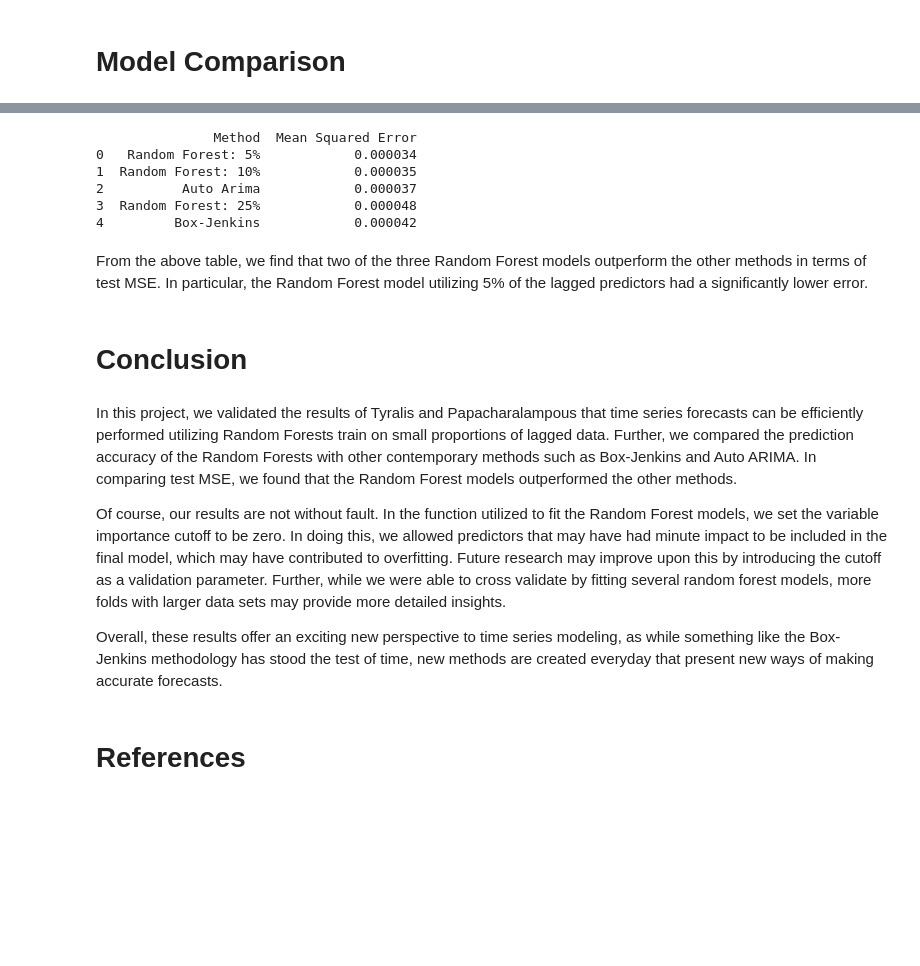
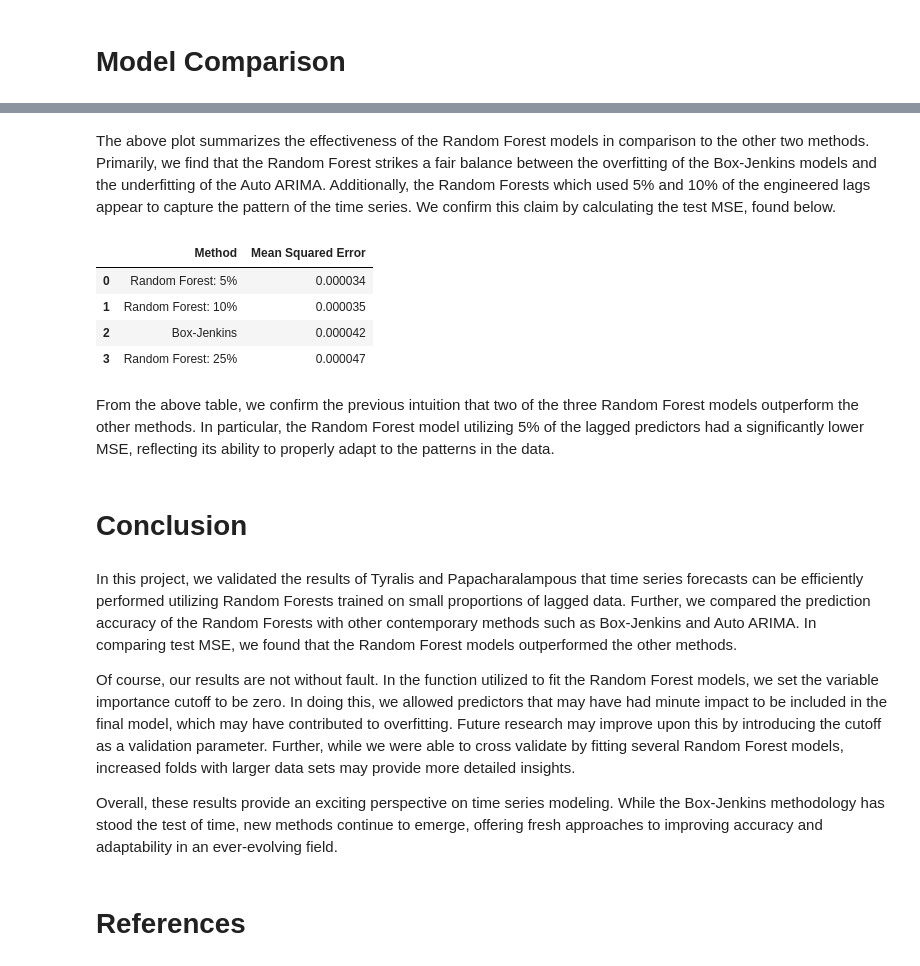
Before and after one commit to brooks-coding/Forecasting-with-Random-Forest, a Jupyter notebook: main.ipynb, the cells around one changed output, grey strips where cells are left out. Cells and saved outputs as stored; diff of their text form; code cells hidden in the pictures; blank space fills up the shorter version.

```diff
--- a/main.ipynb
+++ b/main.ipynb
@@ -328,35 +284,36 @@ plt.show()
+# %% [markdown]
+The above plot summarizes the effectiveness of the Random Forest models in comparison to the other two methods. Primarily, we find that the Random Forest strikes a fair balance between the overfitting of the Box-Jenkins models and the underfitting of the Auto ARIMA. Additionally, the Random Forests which used 5% and 10% of the engineered lags appear to capture the pattern of the time series. We confirm this claim by calculating the test MSE, found below.
 # %%
 rf_five_prop_mse = mean_squared_error(rf_pred[:12], y_test)
 rf_ten_prop_mse = mean_squared_error(rf_pred[13:25], y_test)
 rf_twentyfive_prop_mse = mean_squared_error(rf_pred[52:64], y_test)
 
 box_jenkins_mse = mean_squared_error(bj_pred, y_test)
 auto_arima_mse = mean_squared_error(auto_arima_pred, y_test)
 
 mse = [["Random Forest: 5%", rf_five_prop_mse],
        ["Random Forest: 10%", rf_ten_prop_mse],
        ["Auto Arima",auto_arima_mse],
-       ["Random Forest: 25%", rf_twentyfive_prop_mse],
-       ["Box-Jenkins", box_jenkins_mse]]
+       ["Box-Jenkins", box_jenkins_mse],
+       ["Random Forest: 25%", rf_twentyfive_prop_mse]]
 df = pd.DataFrame(mse, columns=["Method", "Mean Squared Error"])
-print(df)
+df.head()
 # %% [output]
-               Method  Mean Squared Error
-0   Random Forest: 5%            0.000034
-1  Random Forest: 10%            0.000035
-2          Auto Arima            0.000037
-3  Random Forest: 25%            0.000048
-4         Box-Jenkins            0.000042
+|  | Method | Mean Squared Error |
+| 0 | Random Forest: 5% | 0.000034 |
+| 1 | Random Forest: 10% | 0.000035 |
+| 2 | Box-Jenkins | 0.000042 |
+| 3 | Random Forest: 25% | 0.000047 |
 # %% [markdown]
-From the above table, we find that two of the three Random Forest models outperform the other methods in terms of test MSE. In particular, the Random Forest model utilizing 5% of the lagged predictors had a significantly lower error.
+From the above table, we confirm the previous intuition that two of the three Random Forest models outperform the other methods. In particular, the Random Forest model utilizing 5% of the lagged predictors had a significantly lower MSE, reflecting its ability to properly adapt to the patterns in the data.
 # %% [markdown]
 # Conclusion
 # %% [markdown]
-In this project, we validated the results of Tyralis and Papacharalampous that time series forecasts can be efficiently performed utilizing Random Forests train on small proportions of lagged data. Further, we compared the prediction accuracy of the Random Forests with other contemporary methods such as Box-Jenkins and Auto ARIMA. In comparing test MSE, we found that the Random Forest models outperformed the other methods.
+In this project, we validated the results of Tyralis and Papacharalampous that time series forecasts can be efficiently performed utilizing Random Forests trained on small proportions of lagged data. Further, we compared the prediction accuracy of the Random Forests with other contemporary methods such as Box-Jenkins and Auto ARIMA. In comparing test MSE, we found that the Random Forest models outperformed the other methods.
 
-Of course, our results are not without fault. In the function utilized to fit the Random Forest models, we set the variable importance cutoff to be zero. In doing this, we allowed predictors that may have had minute impact to be included in the final model, which may have contributed to overfitting. Future research may improve upon this by introducing the cutoff as a validation parameter. Further, while we were able to cross validate by fitting several random forest models, more folds with larger data sets may provide more detailed insights.
+Of course, our results are not without fault. In the function utilized to fit the Random Forest models, we set the variable importance cutoff to be zero. In doing this, we allowed predictors that may have had minute impact to be included in the final model, which may have contributed to overfitting. Future research may improve upon this by introducing the cutoff as a validation parameter. Further, while we were able to cross validate by fitting several Random Forest models, increased folds with larger data sets may provide more detailed insights.
 
-Overall, these results offer an exciting new perspective to time series modeling, as while something like the Box-Jenkins methodology has stood the test of time, new methods are created everyday that present new ways of making accurate forecasts.
+Overall, these results provide an exciting perspective on time series modeling. While the Box-Jenkins methodology has stood the test of time, new methods continue to emerge, offering fresh approaches to improving accuracy and adaptability in an ever-evolving field.
 # %% [markdown]
 # References
 # %% [markdown]
```
Also changed, not shown: parts of 16 cells of this notebook.
